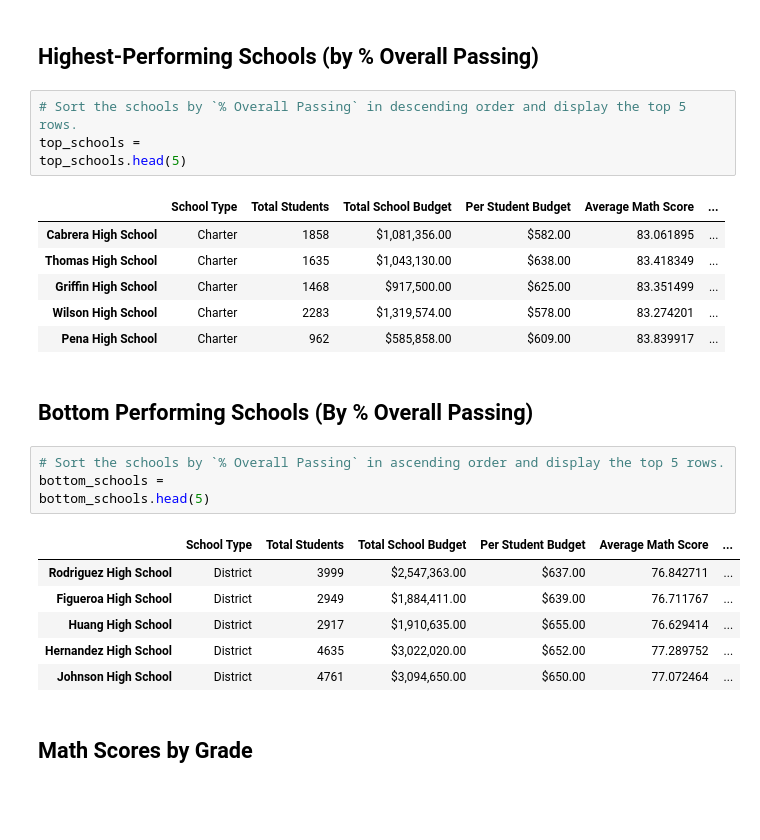
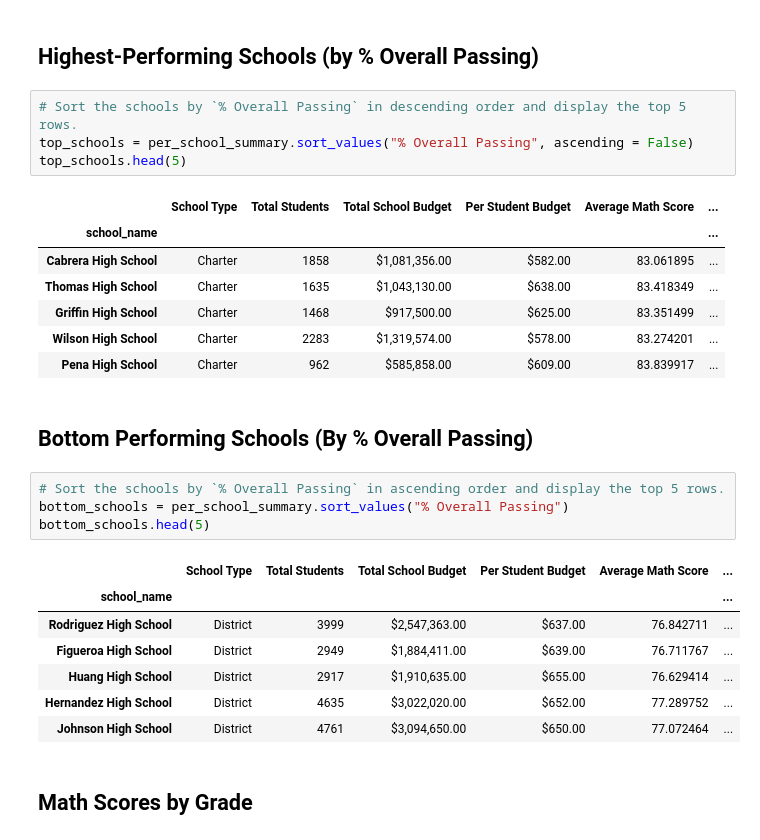
Before and after one commit to Tylerwilliams3644/pandas-challenge, a Jupyter notebook: PyCitySchools_starter.ipynb, the cells around one changed output. Saved outputs shown, nothing was run; the diff lists cells and outputs as text; blank space fills up the shorter version.

```diff
--- a/PyCitySchools_starter.ipynb
+++ b/PyCitySchools_starter.ipynb
@@ -359,10 +359,11 @@ per_school_summary
 ## Highest-Performing Schools (by % Overall Passing)
 # %%
 # Sort the schools by `% Overall Passing` in descending order and display the top 5 rows.
-top_schools =
+top_schools = per_school_summary.sort_values("% Overall Passing", ascending = False)
 top_schools.head(5)
 # %% [output]
 |  | School Type | Total Students | Total School Budget | Per Student Budget | Average Math Score | ... |
+| school_name |  |  |  |  |  | ... |
 | Cabrera High School | Charter | 1858 | $1,081,356.00 | $582.00 | 83.061895 | ... |
 | Thomas High School | Charter | 1635 | $1,043,130.00 | $638.00 | 83.418349 | ... |
 | Griffin High School | Charter | 1468 | $917,500.00 | $625.00 | 83.351499 | ... |
@@ -372,10 +373,11 @@ top_schools.head(5)
 ## Bottom Performing Schools (By % Overall Passing)
 # %%
 # Sort the schools by `% Overall Passing` in ascending order and display the top 5 rows.
-bottom_schools =
+bottom_schools = per_school_summary.sort_values("% Overall Passing")
 bottom_schools.head(5)
 # %% [output]
 |  | School Type | Total Students | Total School Budget | Per Student Budget | Average Math Score | ... |
+| school_name |  |  |  |  |  | ... |
 | Rodriguez High School | District | 3999 | $2,547,363.00 | $637.00 | 76.842711 | ... |
 | Figueroa High School | District | 2949 | $1,884,411.00 | $639.00 | 76.711767 | ... |
 | Huang High School | District | 2917 | $1,910,635.00 | $655.00 | 76.629414 | ... |
```
Also changed, not shown: parts of 8 cells of this notebook.
